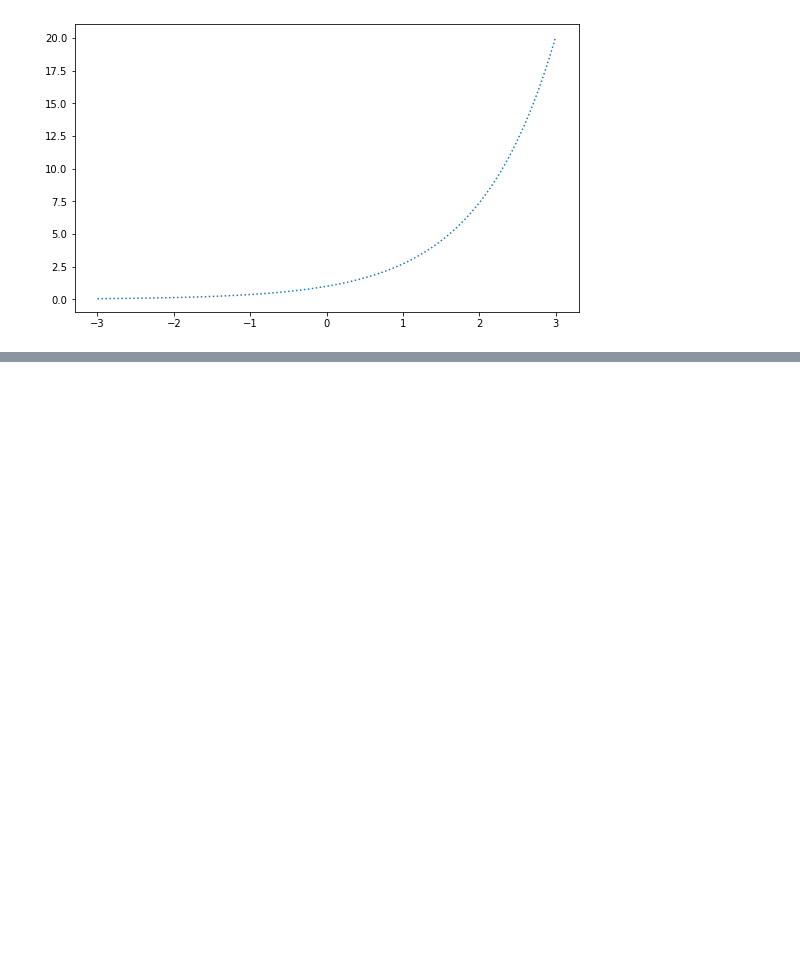
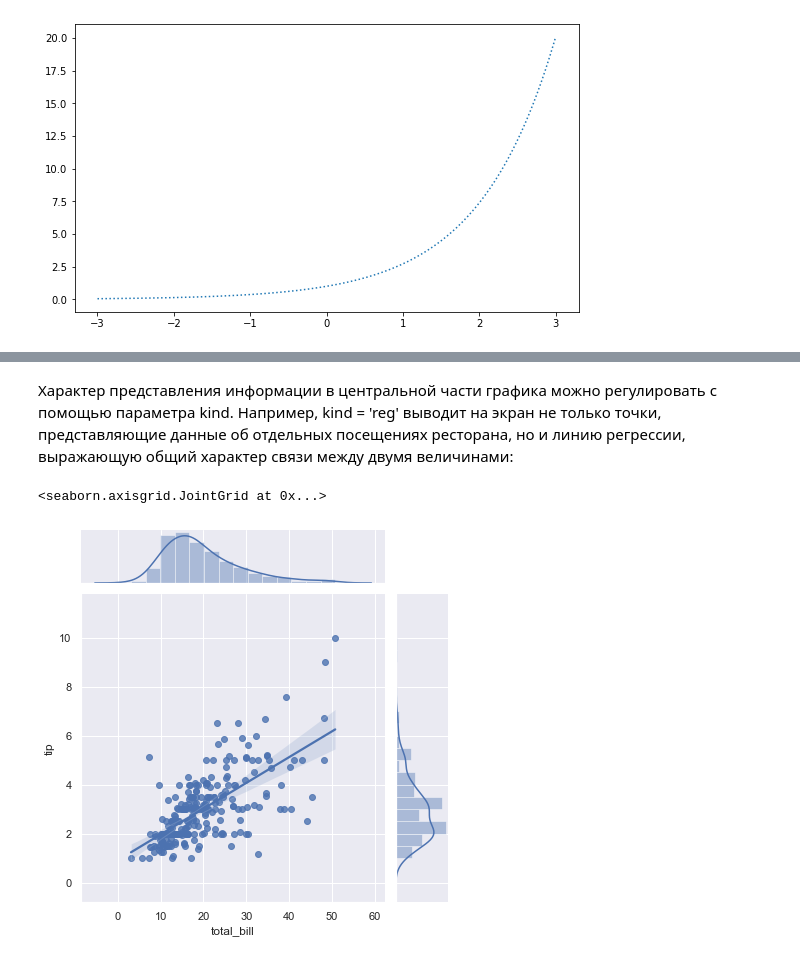
Before and after one commit to asyachin/Unit_2, a Jupyter notebook: 10-Graphic_Pandas.ipynb, the cells around one changed output, grey strips where cells are left out. Saved outputs shown, nothing was run; the diff lists cells and outputs as text; code cells hidden in the pictures; blank space fills up the shorter version.

```diff
--- a/10-Graphic_Pandas.ipynb
+++ b/10-Graphic_Pandas.ipynb
@@ -377,0 +417,9 @@ axes.plot(x, y1, linestyle=':'  )
+# %% [markdown]
+Характер представления информации в центральной части графика можно регулировать с помощью параметра kind.
+Например, kind = 'reg' выводит на экран не только точки, представляющие данные об отдельных посещениях ресторана,
+но и линию регрессии, выражающую общий характер связи между двумя величинами:
+# %%
+sns.jointplot(x = 'total_bill', y = 'tip', data = df, kind = 'reg')
+# %% [output]
+<seaborn.axisgrid.JointGrid at 0x...>
+[figure, added]
```
Also changed, not shown: parts of 61 cells of this notebook.
